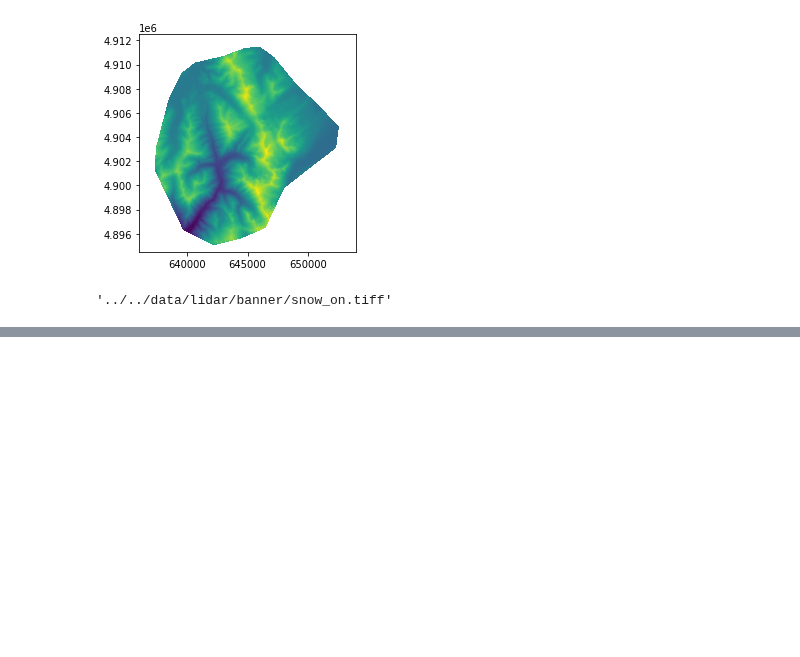
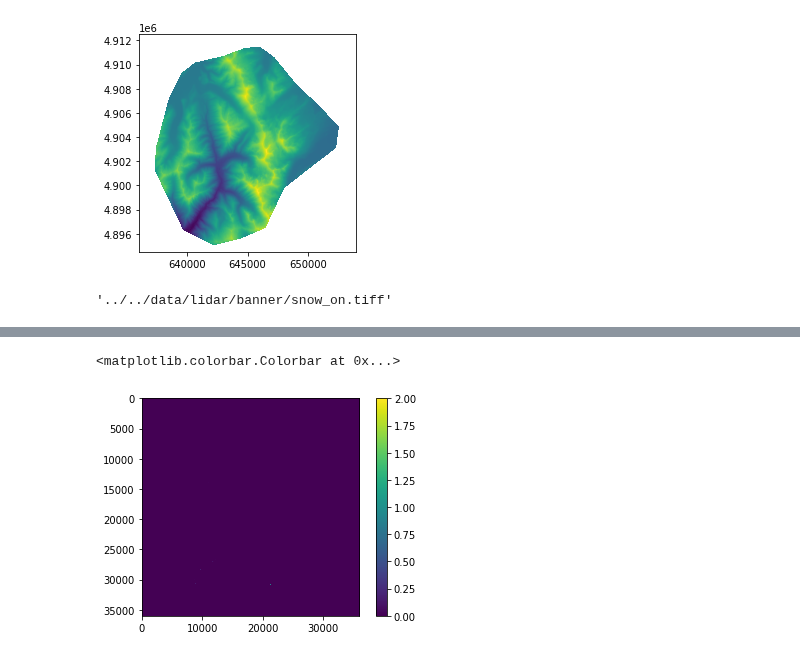
Before and after one commit to ZachHoppinen/uavsar, a Jupyter notebook: src/lidar/merge_ASO_tiles.ipynb, the cells around one changed output, grey strips where cells are left out. Saved outputs shown, nothing was run; the diff lists cells and outputs as text; code cells hidden in the pictures; blank space fills up the shorter version.

```diff
--- a/src/lidar/merge_ASO_tiles.ipynb
+++ b/src/lidar/merge_ASO_tiles.ipynb
@@ -138,0 +136,8 @@ with rasterio.open('../../data/lidar/banner/test_wgs84.tiff') as src:
+# %%
+import rioxarray
+
+xds = rioxarray.open_rasterio("../../data/lidar/banner/snow_free.tiff", nodata=-3.402823e+38)
+xds_match = rioxarray.open_rasterio("../../data/lidar/banner/snow_on.tiff", nodata=-3.402823e+38)
+
+
+xds_repr_match = xds.rio.reproject_match(xds_match)
@@ -138,0 +187,8 @@ with rasterio.open('../../data/lidar/banner/test_wgs84.tiff') as src:
+# %%
+snow_depth =  xds_repr_match - xds_match
+# %%
+plt.imshow(snow_depth[0],vmin = 0, vmax = 2)
+plt.colorbar()
+# %% [output]
+<matplotlib.colorbar.Colorbar at 0x...>
+[figure, added]
```
Also changed, not shown: parts of 10 cells of this notebook, 2 other files.
